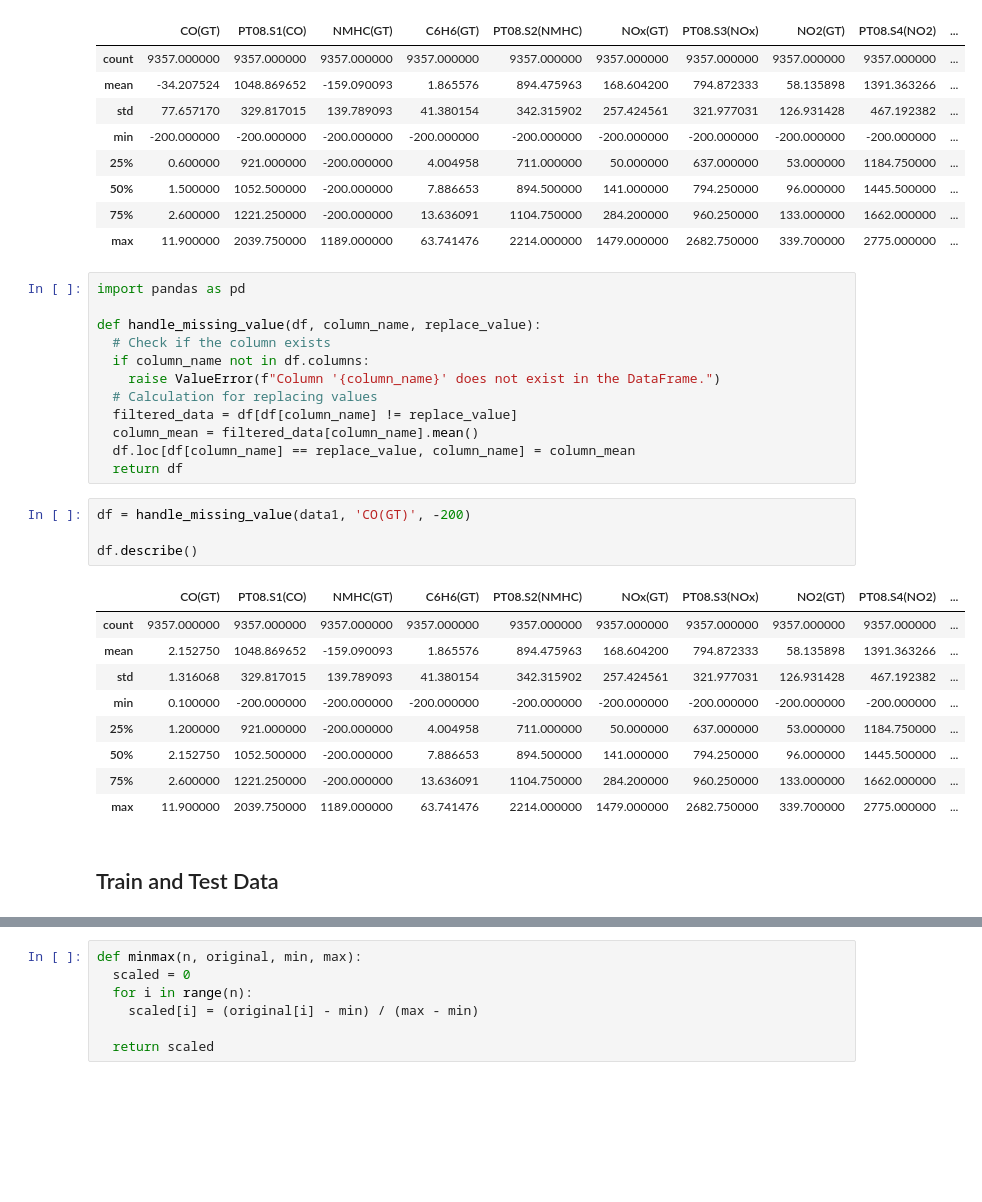
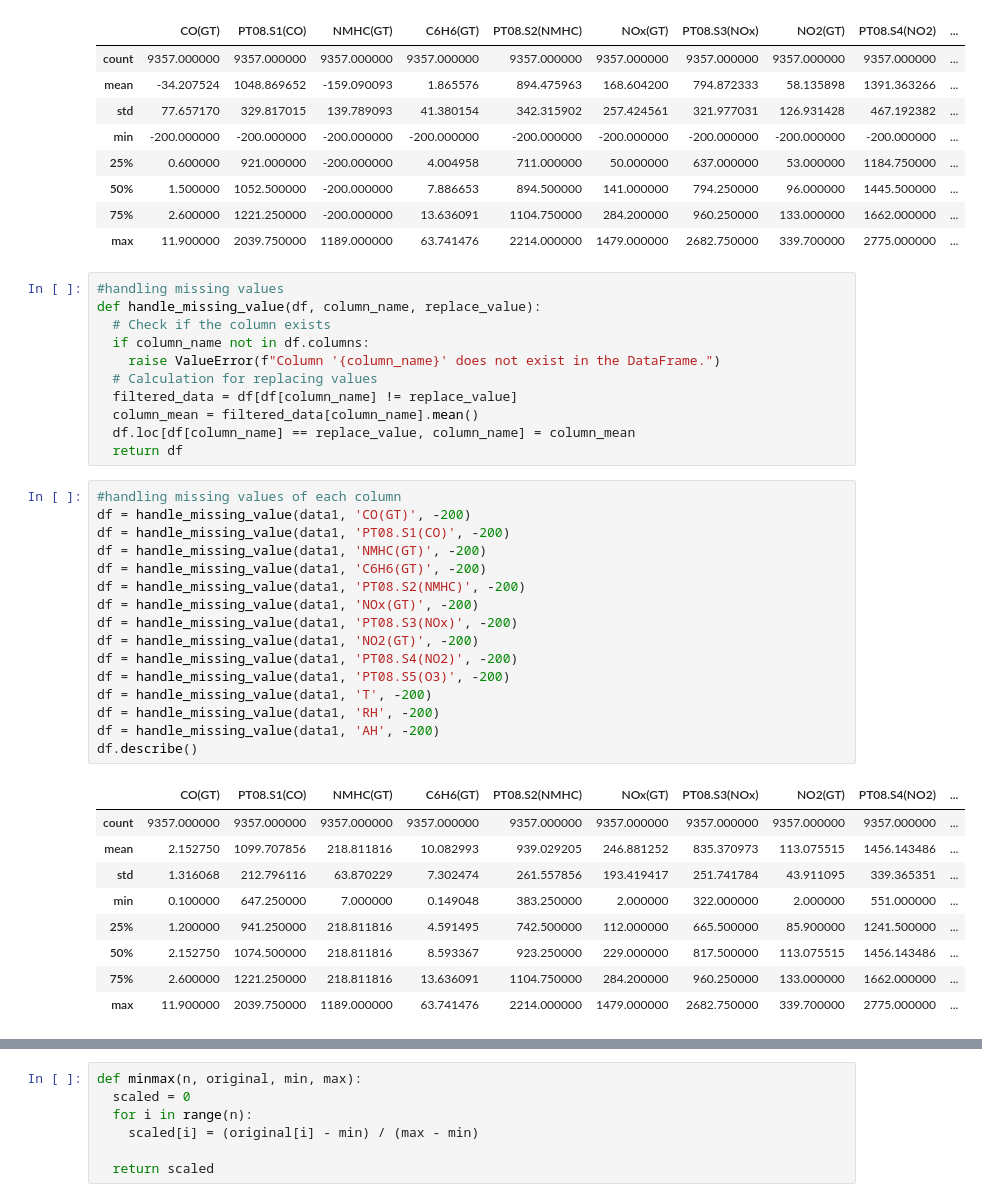
Before and after one commit to shawonsaha15/MachineLearningProjects, a Jupyter notebook: AirQuality.ipynb, the cells around one changed output, grey strips where cells are left out. Cells and saved outputs as stored; diff of their text form; blank space fills up the shorter version.

```diff
--- a/AirQuality.ipynb
+++ b/AirQuality.ipynb
@@ -64,8 +63,7 @@ memory usage: 1.1+ MB
 | 75% | 2.600000 | 1221.250000 | -200.000000 | 13.636091 | 1104.750000 | 284.200000 | 960.250000 | 133.000000 | 1662.000000 | ... |
 | max | 11.900000 | 2039.750000 | 1189.000000 | 63.741476 | 2214.000000 | 1479.000000 | 2682.750000 | 339.700000 | 2775.000000 | ... |
 # %%
-import pandas as pd
-
+#handling missing values
 def handle_missing_value(df, column_name, replace_value):
   # Check if the column exists
   if column_name not in df.columns:
@@ -75,20 +73,30 @@ def handle_missing_value(df, column_name, replace_value):
   column_mean = filtered_data[column_name].mean()
   df.loc[df[column_name] == replace_value, column_name] = column_mean
   return df
-# %%
-df = handle_missing_value(data1, 'CO(GT)', -200)
-
-df.describe()
-# %% [output]
-|  | CO(GT) | PT08.S1(CO) | NMHC(GT) | C6H6(GT) | PT08.S2(NMHC) | NOx(GT) | PT08.S3(NOx) | NO2(GT) | PT08.S4(NO2) | ... |
-| count | 9357.000000 | 9357.000000 | 9357.000000 | 9357.000000 | 9357.000000 | 9357.000000 | 9357.000000 | 9357.000000 | 9357.000000 | ... |
-| mean | 2.152750 | 1048.869652 | -159.090093 | 1.865576 | 894.475963 | 168.604200 | 794.872333 | 58.135898 | 1391.363266 | ... |
-| std | 1.316068 | 329.817015 | 139.789093 | 41.380154 | 342.315902 | 257.424561 | 321.977031 | 126.931428 | 467.192382 | ... |
-| min | 0.100000 | -200.000000 | -200.000000 | -200.000000 | -200.000000 | -200.000000 | -200.000000 | -200.000000 | -200.000000 | ... |
-| 25% | 1.200000 | 921.000000 | -200.000000 | 4.004958 | 711.000000 | 50.000000 | 637.000000 | 53.000000 | 1184.750000 | ... |
-| 50% | 2.152750 | 1052.500000 | -200.000000 | 7.886653 | 894.500000 | 141.000000 | 794.250000 | 96.000000 | 1445.500000 | ... |
-| 75% | 2.600000 | 1221.250000 | -200.000000 | 13.636091 | 1104.750000 | 284.200000 | 960.250000 | 133.000000 | 1662.000000 | ... |
-| max | 11.900000 | 2039.750000 | 1189.000000 | 63.741476 | 2214.000000 | 1479.000000 | 2682.750000 | 339.700000 | 2775.000000 | ... |
-# %% [markdown]
-## Train and Test Data
+# %%
+#handling missing values of each column
+df = handle_missing_value(data1, 'CO(GT)', -200)
+df = handle_missing_value(data1, 'PT08.S1(CO)', -200)
+df = handle_missing_value(data1, 'NMHC(GT)', -200)
+df = handle_missing_value(data1, 'C6H6(GT)', -200)
+df = handle_missing_value(data1, 'PT08.S2(NMHC)', -200)
+df = handle_missing_value(data1, 'NOx(GT)', -200)
+df = handle_missing_value(data1, 'PT08.S3(NOx)', -200)
+df = handle_missing_value(data1, 'NO2(GT)', -200)
+df = handle_missing_value(data1, 'PT08.S4(NO2)', -200)
+df = handle_missing_value(data1, 'PT08.S5(O3)', -200)
+df = handle_missing_value(data1, 'T', -200)
+df = handle_missing_value(data1, 'RH', -200)
+df = handle_missing_value(data1, 'AH', -200)
+df.describe()
+# %% [output]
+|  | CO(GT) | PT08.S1(CO) | NMHC(GT) | C6H6(GT) | PT08.S2(NMHC) | NOx(GT) | PT08.S3(NOx) | NO2(GT) | PT08.S4(NO2) | ... |
+| count | 9357.000000 | 9357.000000 | 9357.000000 | 9357.000000 | 9357.000000 | 9357.000000 | 9357.000000 | 9357.000000 | 9357.000000 | ... |
+| mean | 2.152750 | 1099.707856 | 218.811816 | 10.082993 | 939.029205 | 246.881252 | 835.370973 | 113.075515 | 1456.143486 | ... |
+| std | 1.316068 | 212.796116 | 63.870229 | 7.302474 | 261.557856 | 193.419417 | 251.741784 | 43.911095 | 339.365351 | ... |
+| min | 0.100000 | 647.250000 | 7.000000 | 0.149048 | 383.250000 | 2.000000 | 322.000000 | 2.000000 | 551.000000 | ... |
+| 25% | 1.200000 | 941.250000 | 218.811816 | 4.591495 | 742.500000 | 112.000000 | 665.500000 | 85.900000 | 1241.500000 | ... |
+| 50% | 2.152750 | 1074.500000 | 218.811816 | 8.593367 | 923.250000 | 229.000000 | 817.500000 | 113.075515 | 1456.143486 | ... |
+| 75% | 2.600000 | 1221.250000 | 218.811816 | 13.636091 | 1104.750000 | 284.200000 | 960.250000 | 133.000000 | 1662.000000 | ... |
+| max | 11.900000 | 2039.750000 | 1189.000000 | 63.741476 | 2214.000000 | 1479.000000 | 2682.750000 | 339.700000 | 2775.000000 | ... |
 # %%
```
Also changed, not shown: parts of 12 cells of this notebook.
